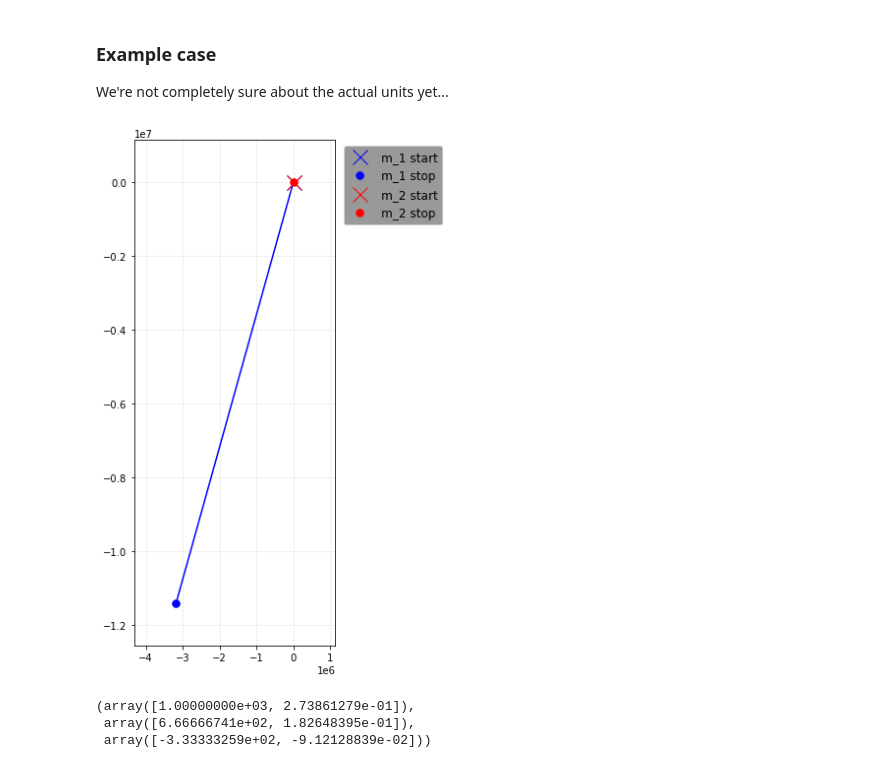
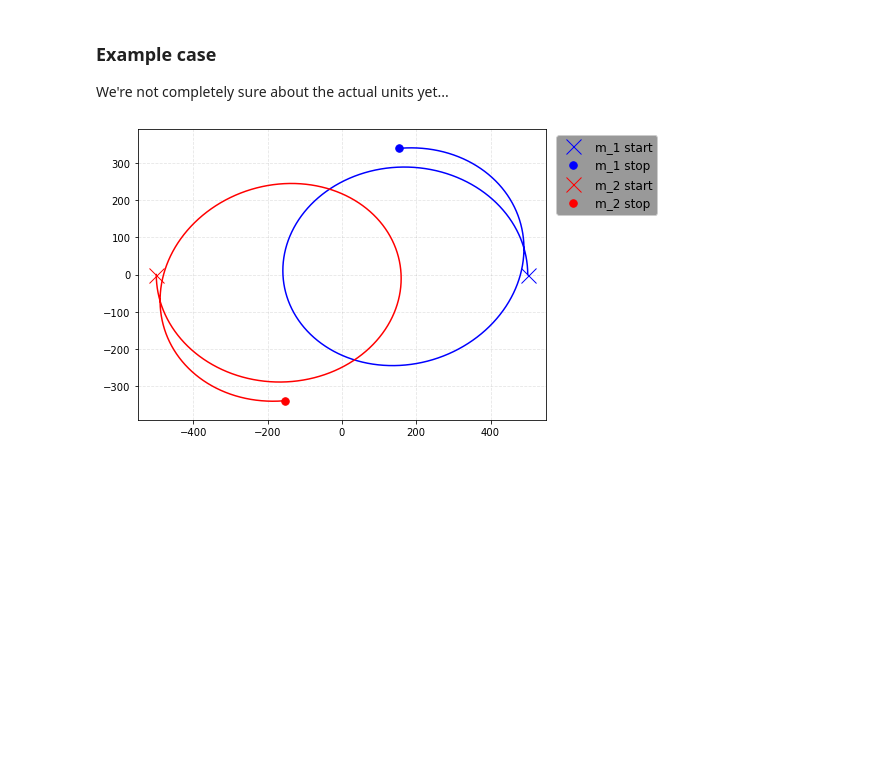
Before and after one commit to carlivas/Binary-Black-Hole-Orbitals, a Jupyter notebook: 05 POST MINKOWSKIAN EXPANSION/PM_functions_19.5.22.ipynb, the cells around one changed output. Saved outputs shown, nothing was run; the diff lists cells and outputs as text; code cells hidden in the pictures; blank space fills up the shorter version.

```diff
--- a/05 POST MINKOWSKIAN EXPANSION/PM_functions_19.5.22.ipynb
+++ b/05 POST MINKOWSKIAN EXPANSION/PM_functions_19.5.22.ipynb
@@ -188,13 +189,13 @@ def plotLimsTwoBody(pos1, pos2):
 
 def orbPlotter(positions, positionsN = 0, xlim = 0, ylim = 0, slice = slice(0, -1, 1), aspect = 1, filename='', CM = True, save = False, show = True, DL = False, N = False, figsize=(8,8)):
     if DL == False:
-        x_1, x_2 = positions[0:2,:,slice]/149597871000
+        x_1, x_2, x_cm = positions[0:3,:,slice]/149597871000
     else:
-        x_1, x_2 = positions[0:2,:,slice]
-    # if CM == True:
-    #     x_1 = x_1 - x_cm
-    #     x_2 = x_2 - x_cm
-    #     x_cm = np.zeros_like(x_1)
+        x_1, x_2, x_cm = positions[0:3,:,slice]
+    if CM == True:
+        x_1 = x_1 - x_cm
+        x_2 = x_2 - x_cm
+        x_cm = np.zeros_like(x_1)
 
     fig, ax = plt.subplots(figsize=figsize)
     if type(xlim) != tuple:
@@ -216,10 +217,10 @@ def orbPlotter(positions, positionsN = 0, xlim = 0, ylim = 0, slice = slice(0, -
     #     ax.plot(x_1N[0], x_1N[1], 'y', lw=0.5, label='Newtonian motion')
     #     ax.plot(x_2N[0], x_2N[1], 'y', lw=0.5, label='Newtonian motion')
 
-    # if CM == False:
-    #     ax.plot(x_cm[0], x_cm[1], 'g:',label = 'CM')
-    #     ax.plot(x_cm[0][0], x_cm[1][0], 'gx',markersize=8)
-    #     ax.plot(x_cm[0][-1], x_cm[1][-1], 'g.',markersize=8)
+    if CM == False:
+        ax.plot(x_cm[0], x_cm[1], 'g:',label = 'CM')
+        ax.plot(x_cm[0][0], x_cm[1][0], 'gx',markersize=8)
+        ax.plot(x_cm[0][-1], x_cm[1][-1], 'g.',markersize=8)
 
     ax.plot(x_1[0], x_1[1],'b')
     ax.plot(x_1[0][0], x_1[1][0], 'bx', label = 'm_1 start', markersize=15)
@@ -268,7 +269,7 @@ dt = 2
 
 positions = run_model(s, t_max, dt, DL = True)
 # %%
-m_1 = b1_mass = 1
+m_1 = b1_mass = 2
 m_2 = b2_mass = 2
 
 R_S = 2*(b1_mass + b2_mass)*G/c**2
@@ -283,18 +284,15 @@ v_2 = CB_b2_velxyz_binCM  = np.array([0,-(b1_mass/mass_bin)*v_redmass])
 
 s = x_1, x_2, v_1, v_2, m_1, m_2
 
-t_max = 5e5
+t_max = 5e4
 res = 1e5
 dt = t_max/res
 
 positions = run_model(s, t_max, dt, DL = True)
-# %%
-orbPlotter(positions, DL = True)
-# %% [output]
-[figure, removed]
-# %%
-x_1 - x_2, x_1, x_2
-# %% [output]
-(array([1.00000000e+03, 2.73861279e-01]),
- array([6.66666741e+02, 1.82648395e-01]),
- array([-3.33333259e+02, -9.12128839e-02]))
+# %%
+# lim = 1000
+# orbPlotter(positions, DL = True, xlim=(-lim,lim), ylim=(-lim,lim))
+
+orbPlotter(positions, DL = True, CM = True)
+# %% [output]
+[figure, added]
```
Also changed, not shown: parts of 4 cells of this notebook.
